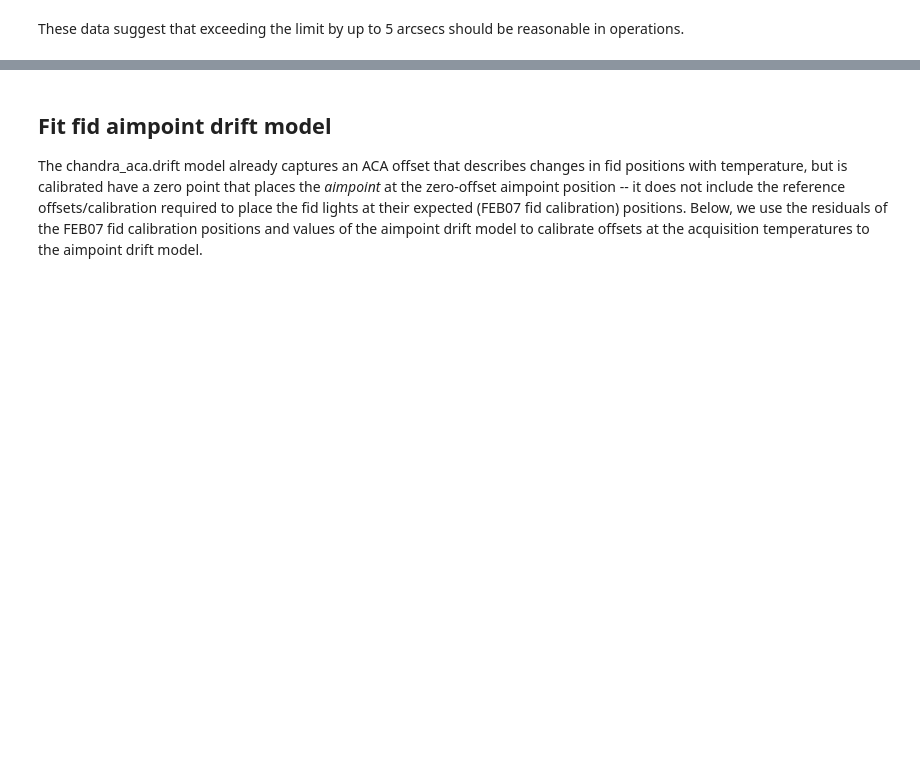
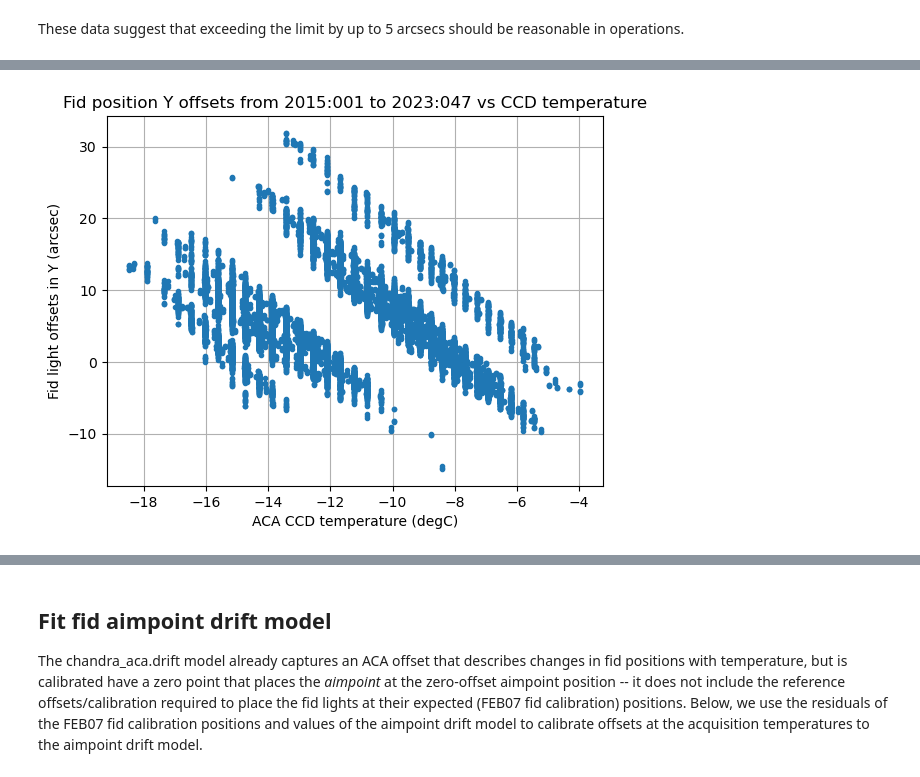
Before and after one commit to sot/fid_drift_mon, a Jupyter notebook: fid_offset_coeff.ipynb, the cells around one changed output, grey strips where cells are left out. Drawn from its saved outputs; the diff is of its cells as text; code cells hidden in the pictures; blank space fills up the shorter version.

```diff
--- a/fid_offset_coeff.ipynb
+++ b/fid_offset_coeff.ipynb
@@ -104,0 +109,14 @@ These data suggest that exceeding the limit by up to 5 arcsecs should be reasona
+# %%
+commands_telem.sort('tstart')
+tstart = commands_telem["tstart"]
+ok = ((commands_telem['tstart'] > CxoTime('2015:001').secs)
+      & (commands_telem['tstart'] < CxoTime('2023:047').secs))
+dat = fetch.Msid('AACCCDPT', tstart[ok][0], tstart[ok][-1], stat='5min')
+t_ccd = np.interp(tstart[ok], dat.times, dat.vals)
+plt.plot(t_ccd, commands_telem['aoacyan'][ok] - commands_telem['yang'][ok], '.')
+plt.grid()
+plt.title("Fid position Y offsets from 2015:001 to 2023:047 vs CCD temperature")
+plt.ylabel("Fid light offsets in Y (arcsec)")
+plt.xlabel("ACA CCD temperature (degC)");
+# %% [output]
+[figure, added]
```
Also changed, not shown: parts of 14 cells of this notebook.
